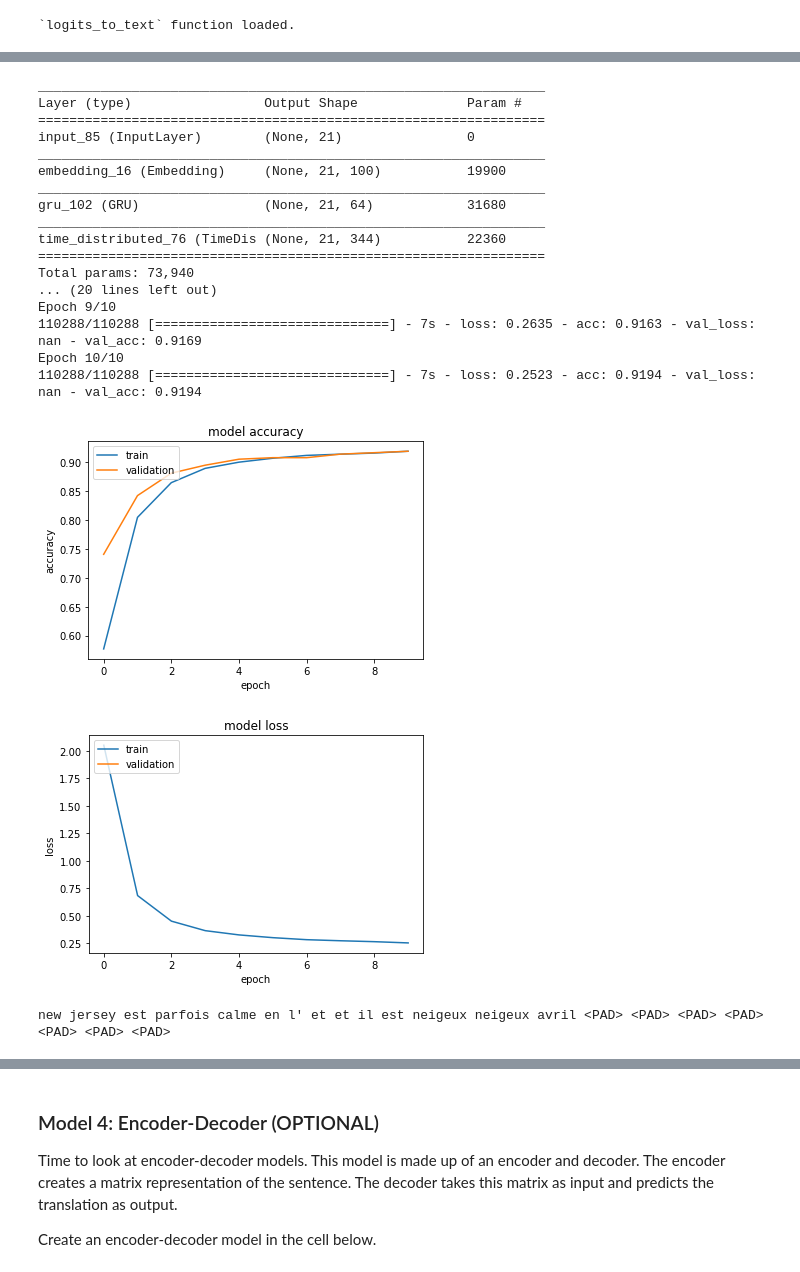
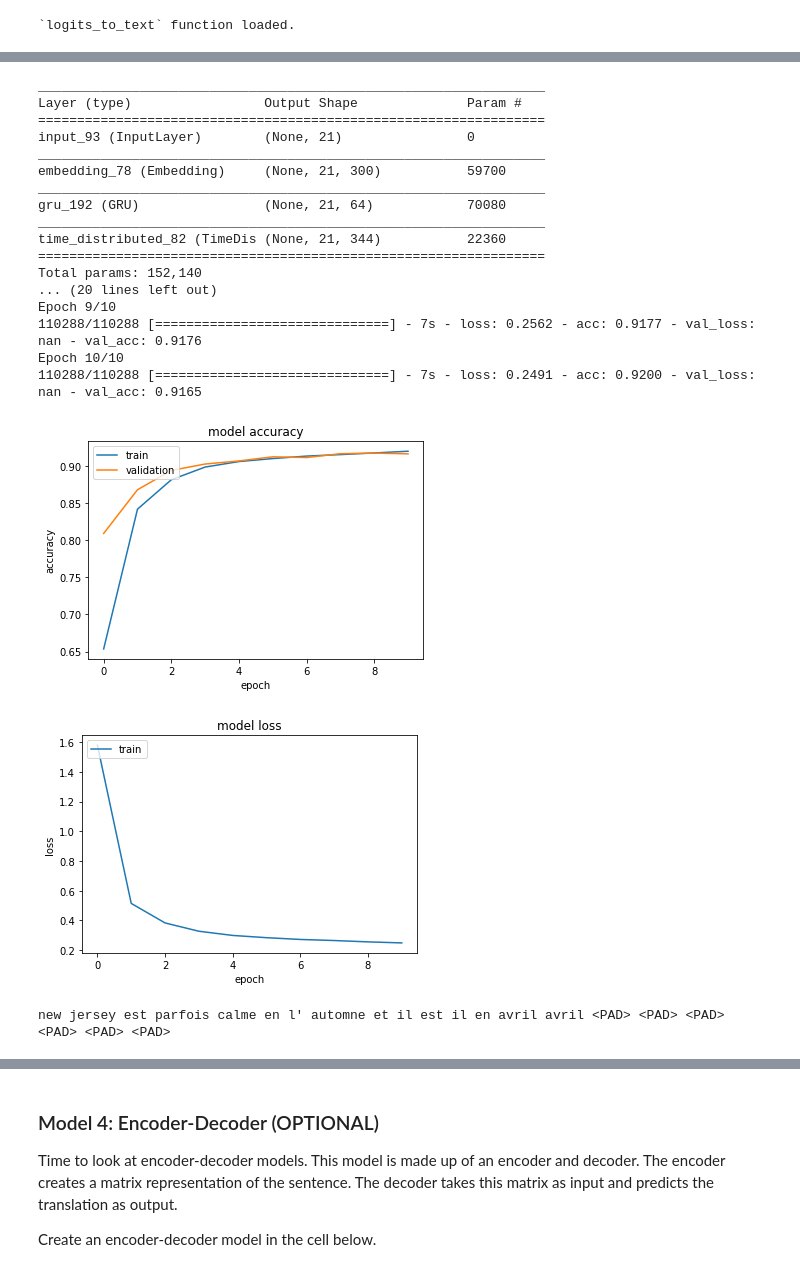
Before and after one commit to vel9/aind2-nlp-capstone, a Jupyter notebook: machine_translation.ipynb, the cells around one changed output, grey strips where cells are left out. Cells and saved outputs as stored; diff of their text form; code cells hidden in the pictures.

```diff
--- a/machine_translation.ipynb
+++ b/machine_translation.ipynb
@@ -202,7 +201,6 @@ Data Preprocessed
 # %%
 import matplotlib.pyplot as plt
 
-#
 def visualize_train(model_hist):
     """
     Provides a visualization of the training process
@@ -220,11 +218,10 @@ def visualize_train(model_hist):
 
     # summarize history for loss
     plt.plot(model_hist.history['loss'])
-    plt.plot(model_hist.history['val_loss'])
     plt.title('model loss')
     plt.ylabel('loss')
     plt.xlabel('epoch')
-    plt.legend(['train', 'validation'], loc='upper left')
+    plt.legend(['train'], loc='upper left')
     plt.show()
 # %% [markdown]
 ## Models
@@ -361,19 +360,20 @@ def embed_model(input_shape, output_sequence_length, english_vocab_size, french_
     :param french_vocab_size: Number of unique French words in the dataset
     :return: Keras model built, but not trained
     """
-
     # hyperparams:
-    embed_dim = 100
+    embed_dim = 300
     rnn_dim = 64
     learning_rate = 0.01
 
     # model
     model_input = Input(shape=(input_shape[1],))
-    embedding_layer = Embedding(english_vocab_size, embed_dim, input_length=output_sequence_length)
+    embedding_layer = Embedding(english_vocab_size, embed_dim, input_length=input_shape[1])
+    # embedding layer adds the extra dimension that was present (as just a 1) in input shape of Model 1
     rnn_input = embedding_layer(model_input)
-    rnn_output = GRU(rnn_dim, return_sequences=True)(rnn_input)
-    tddens_layer = TimeDistributed(Dense(french_vocab_size, activation='softmax'))
-    model_output = tddens_layer(rnn_output)
+    rnn_layer = GRU(rnn_dim, return_sequences=True)
+    rnn_output = rnn_layer(rnn_input)
+    tddense_layer = TimeDistributed(Dense(french_vocab_size, activation='softmax'))
+    model_output = tddense_layer(rnn_output)
     model = Model(model_input, model_output)
 
     model.compile(loss=sparse_categorical_crossentropy,
@@ -387,42 +387,41 @@ tmp_x = pad(preproc_english_sentences, preproc_french_sentences.shape[1])
 tmp_x = tmp_x.reshape((-1, preproc_french_sentences.shape[-2]))
 
 # Train the neural network
-embed_rnn_model = embed_model(
-    tmp_x.shape,
-    preproc_french_sentences.shape[1],
-    len(english_tokenizer.word_index),
-    len(french_tokenizer.word_index))
+embed_rnn_model = embed_model(tmp_x.shape,
+                              preproc_french_sentences.shape[1],
+                              len(english_tokenizer.word_index),
+                              len(french_tokenizer.word_index))
 
 embed_rnn_model.summary()
 
-hist = embed_rnn_model.fit(tmp_x, preproc_french_sentences, batch_size=1024, epochs=10, validation_split=0.2)
+embed_hist = embed_rnn_model.fit(tmp_x, preproc_french_sentences, batch_size=1024, epochs=10, validation_split=0.2)
 # %% [output]
 _________________________________________________________________
 Layer (type)                 Output Shape              Param #
 =================================================================
-input_85 (InputLayer)        (None, 21)                0
+input_93 (InputLayer)        (None, 21)                0
 _________________________________________________________________
-embedding_16 (Embedding)     (None, 21, 100)           19900
+embedding_78 (Embedding)     (None, 21, 300)           59700
 _________________________________________________________________
-gru_102 (GRU)                (None, 21, 64)            31680
+gru_192 (GRU)                (None, 21, 64)            70080
 _________________________________________________________________
-time_distributed_76 (TimeDis (None, 21, 344)           22360
+time_distributed_82 (TimeDis (None, 21, 344)           22360
 =================================================================
-Total params: 73,940
+Total params: 152,140
 ... (20 lines left out)
 Epoch 9/10
-110288/110288 [==============================] - 7s - loss: 0.2635 - acc: 0.9163 - val_loss: nan - val_acc: 0.9169
+110288/110288 [==============================] - 7s - loss: 0.2562 - acc: 0.9177 - val_loss: nan - val_acc: 0.9176
 Epoch 10/10
-110288/110288 [==============================] - 7s - loss: 0.2523 - acc: 0.9194 - val_loss: nan - val_acc: 0.9194
+110288/110288 [==============================] - 7s - loss: 0.2491 - acc: 0.9200 - val_loss: nan - val_acc: 0.9165
 # %%
-visualize_train(hist)
+visualize_train(embed_hist)
 
 # Print prediction(s)
 print(logits_to_text(embed_rnn_model.predict(tmp_x[:1])[0], french_tokenizer))
 # %% [output]
-[figure, old version]
+[figure, new version]
-[figure, old version]
+[figure, new version]
-new jersey est parfois calme en l' et et il est neigeux neigeux avril <PAD> <PAD> <PAD> <PAD> <PAD> <PAD> <PAD>
+new jersey est parfois calme en l' automne et il est il en avril avril <PAD> <PAD> <PAD> <PAD> <PAD> <PAD>
 # %% [markdown]
 ### Model 3: Bidirectional RNNs (IMPLEMENTATION)
 ![RNN](images/bidirectional.png)
```
Also changed, not shown: parts of 11 cells of this notebook.
